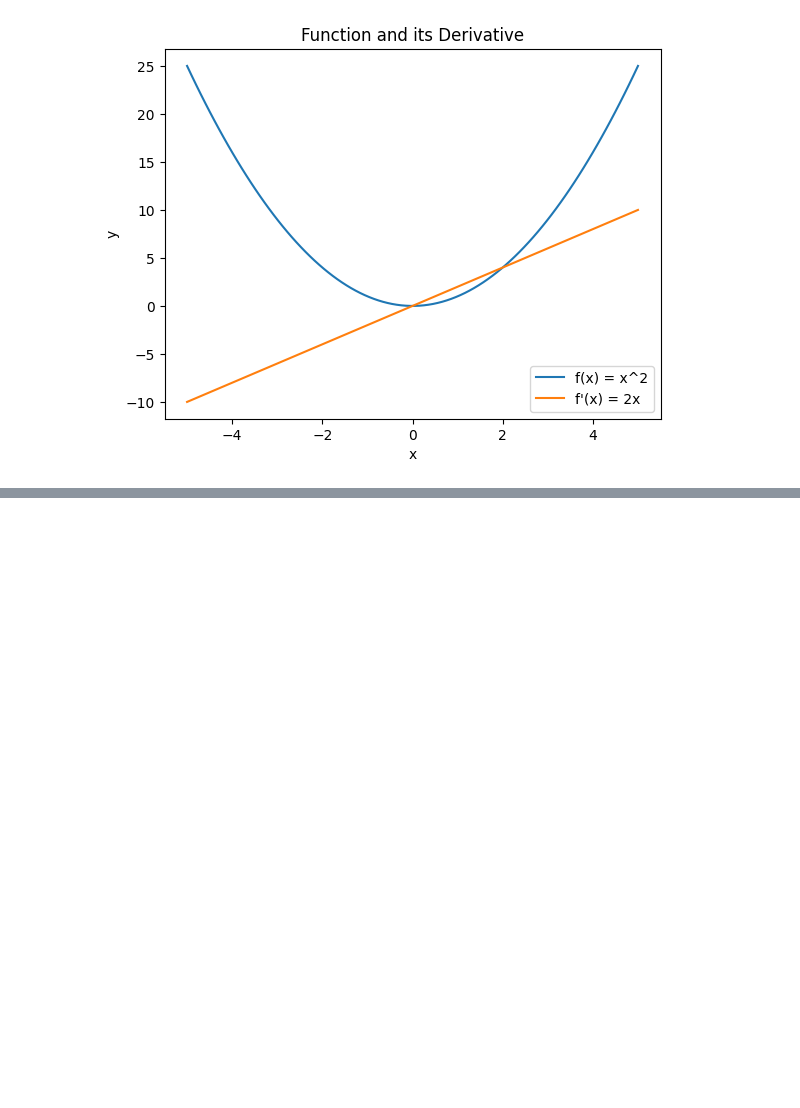
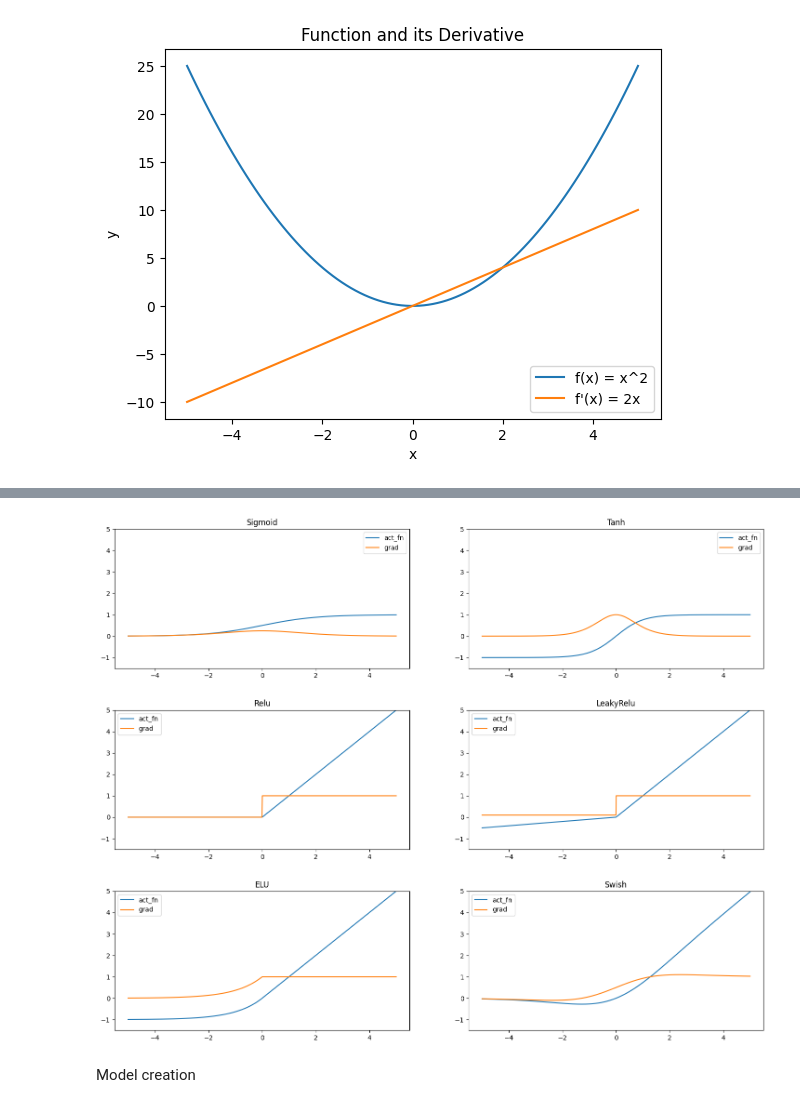
Before and after one commit to anashr18/dlnb, a Jupyter notebook: d1/activation.ipynb, the cells around one changed output, grey strips where cells are left out. Drawn from its saved outputs; the diff is of its cells as text; code cells hidden in the pictures; blank space fills up the shorter version.

```diff
--- a/d1/activation.ipynb
+++ b/d1/activation.ipynb
@@ -158,0 +171,14 @@ def vis_act_fn(act_fn, ax, x):
+# %%
+act_fns = [act_fn() for act_fn in act_fn_by_name.values()]
+# act_fns
+fig, ax = plt.subplots(3, 2, figsize=(18, 14))
+ax
+for idx, act_fn in enumerate(act_fns):
+    ax_idx = divmod(idx,2)
+    vis_act_fn(act_fn, ax[ax_idx], t)
+fig.subplots_adjust(hspace=0.3)
+plt.show()
+# %% [output]
+[figure, added]
+# %% [markdown]
+Model creation
```
Also changed, not shown: parts of 20 cells of this notebook, 1 other file.
